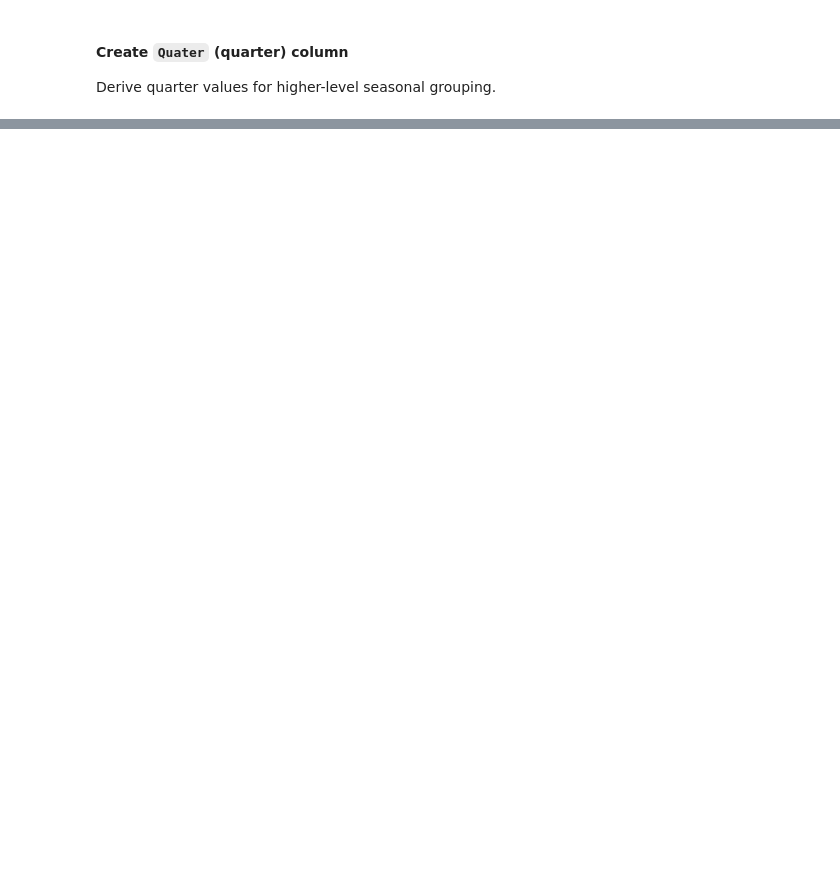
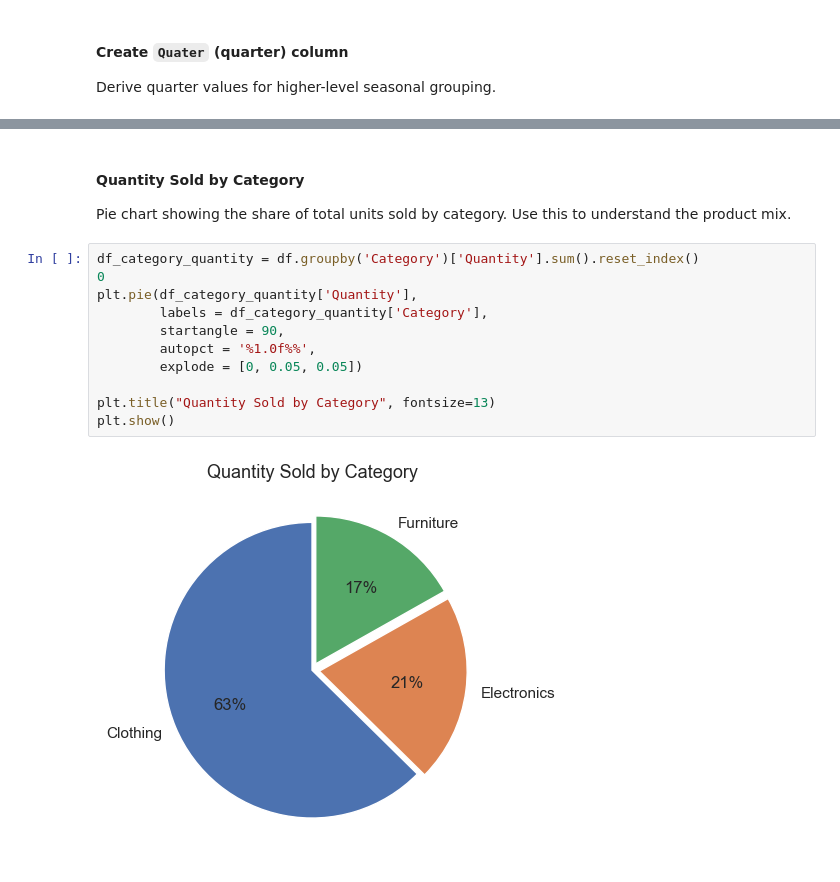
Before and after one commit to amitkr209/Madhav_E-Commerce-Sales_Intelligence_Dashboard, a Jupyter notebook: Madhav E-Commerce Sales Analysis.ipynb, the cells around one changed output, grey strips where cells are left out. Cells and saved outputs as stored; diff of their text form; blank space fills up the shorter version.

```diff
--- a/Madhav E-Commerce Sales Analysis.ipynb
+++ b/Madhav E-Commerce Sales Analysis.ipynb
@@ -146,0 +289,17 @@ Name: Quater, dtype: int32
+# %% [markdown]
+#### Quantity Sold by Category
+Pie chart showing the share of total units sold by category.
+Use this to understand the product mix.
+# %%
+df_category_quantity = df.groupby('Category')['Quantity'].sum().reset_index()
+0
+plt.pie(df_category_quantity['Quantity'],
+        labels = df_category_quantity['Category'],
+        startangle = 90,
+        autopct = '%1.0f%%',
+        explode = [0, 0.05, 0.05])
+
+plt.title("Quantity Sold by Category", fontsize=13)
+plt.show()
+# %% [output]
+[figure, added]
```
Also changed, not shown: parts of 23 cells of this notebook.
